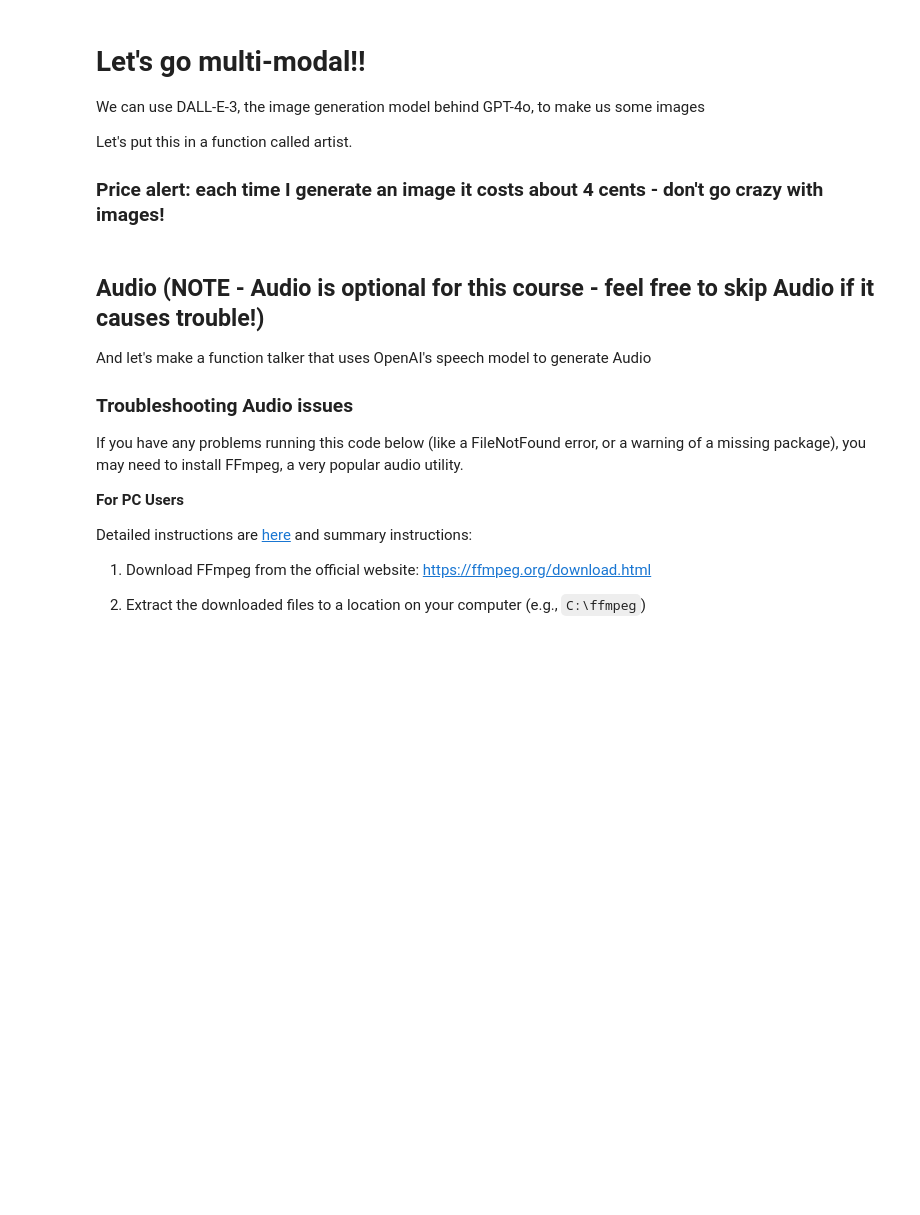
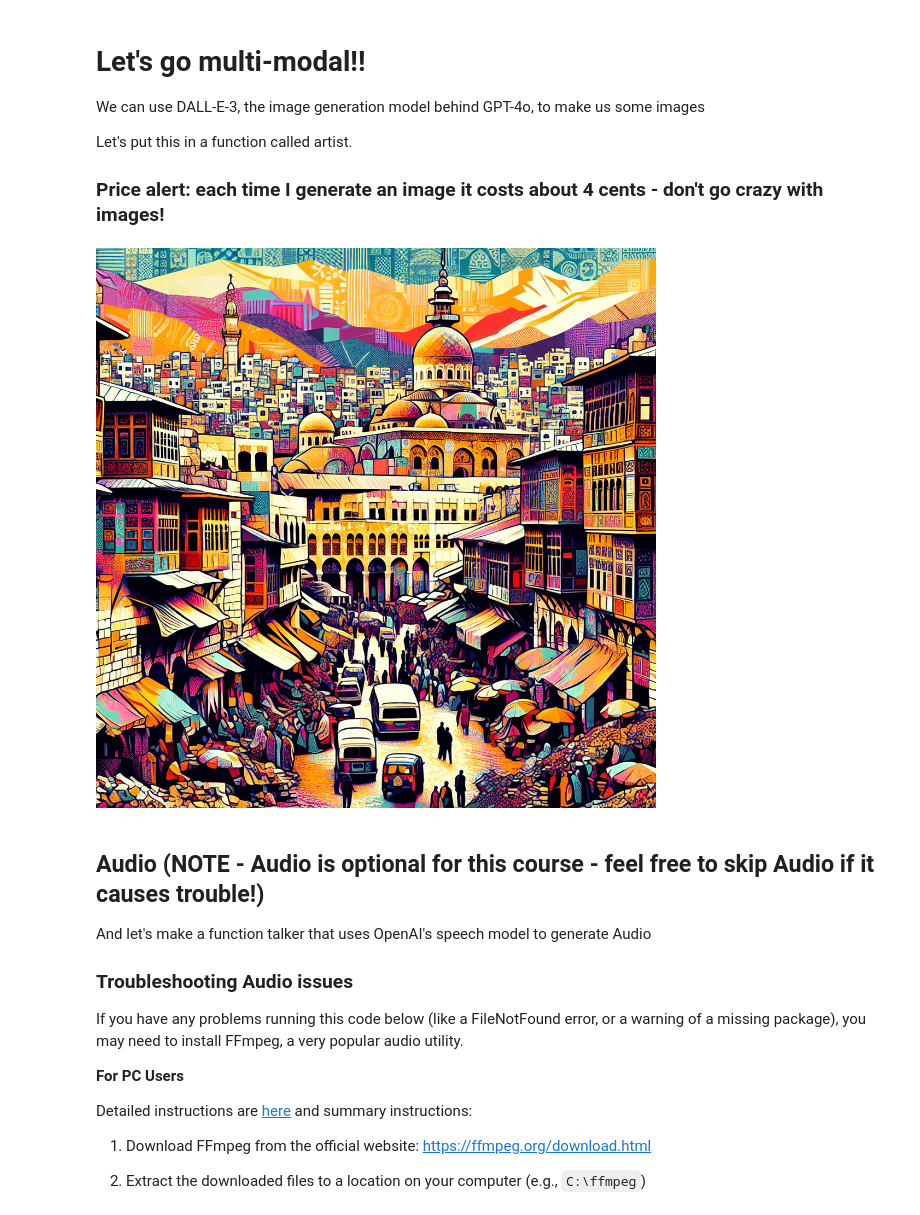
Before and after one commit to AI-MOO/genai_bootcamp, a Jupyter notebook: week2/day5.ipynb, the cells around one changed output. Saved outputs shown, nothing was run; the diff lists cells and outputs as text; code cells hidden in the pictures; blank space fills up the shorter version.

```diff
--- a/week2/day5.ipynb
+++ b/week2/day5.ipynb
@@ -156,8 +162,10 @@ image_response = openai.images.generate(
         response_format="b64_json",
     )
 # %%
-image = artist("New York City")
+image = artist("Damascus")
 display(image)
+# %% [output]
+[figure, added]
 # %% [markdown]
 ## Audio (NOTE - Audio is optional for this course - feel free to skip Audio if it causes trouble!)
 
```
Also changed, not shown: parts of 12 cells of this notebook, 1 other file.
